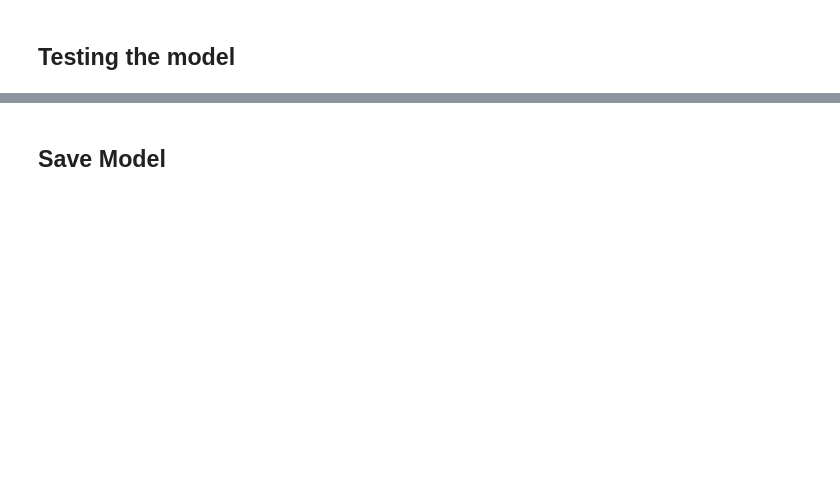
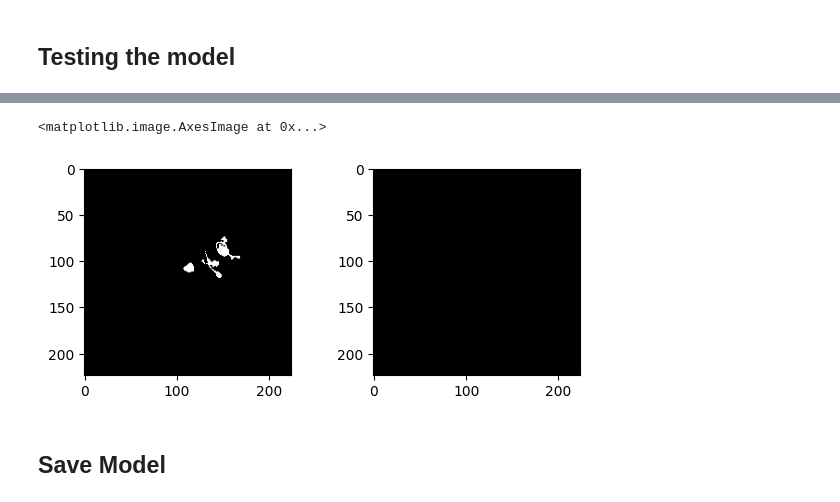
Before and after one commit to chloegroff/masters-code, a Jupyter notebook: CT Segment - Louis.ipynb, the cells around one changed output, grey strips where cells are left out. Cells and saved outputs as stored; diff of their text form; code cells hidden in the pictures; blank space fills up the shorter version.

```diff
--- a/CT Segment - Louis.ipynb
+++ b/CT Segment - Louis.ipynb
@@ -271,12 +275,15 @@ result = result > 0.5
 # %%
 fig = plt.figure()
 fig.subplots_adjust(hspace=0.4, wspace=0.4)
 
 ax = fig.add_subplot(1, 2, 1)
-ax.imshow(np.reshape(y[0]*255, (image_size, image_size)), cmap="gray")
+ax.imshow(np.reshape(y[0]*255, (dim, dim)), cmap="gray")
 
 ax = fig.add_subplot(1, 2, 2)
-ax.imshow(np.reshape(result[0]*255, (image_size, image_size)), cmap="gray")
+ax.imshow(np.reshape(result[0]*255, (dim, dim)), cmap="gray")
+# %% [output]
+<matplotlib.image.AxesImage at 0x...>
+[figure, added]
 # %%
 fig = plt.figure()
 
```
Also changed, not shown: parts of 14 cells of this notebook, 1 other file.
